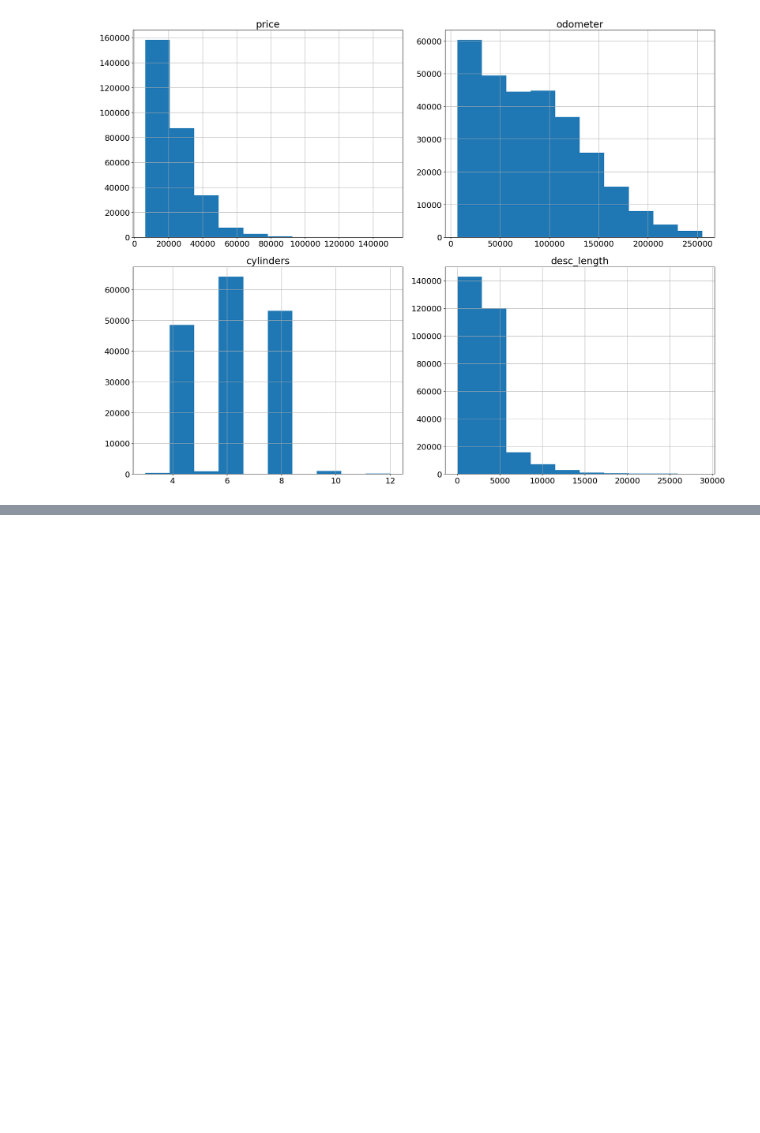
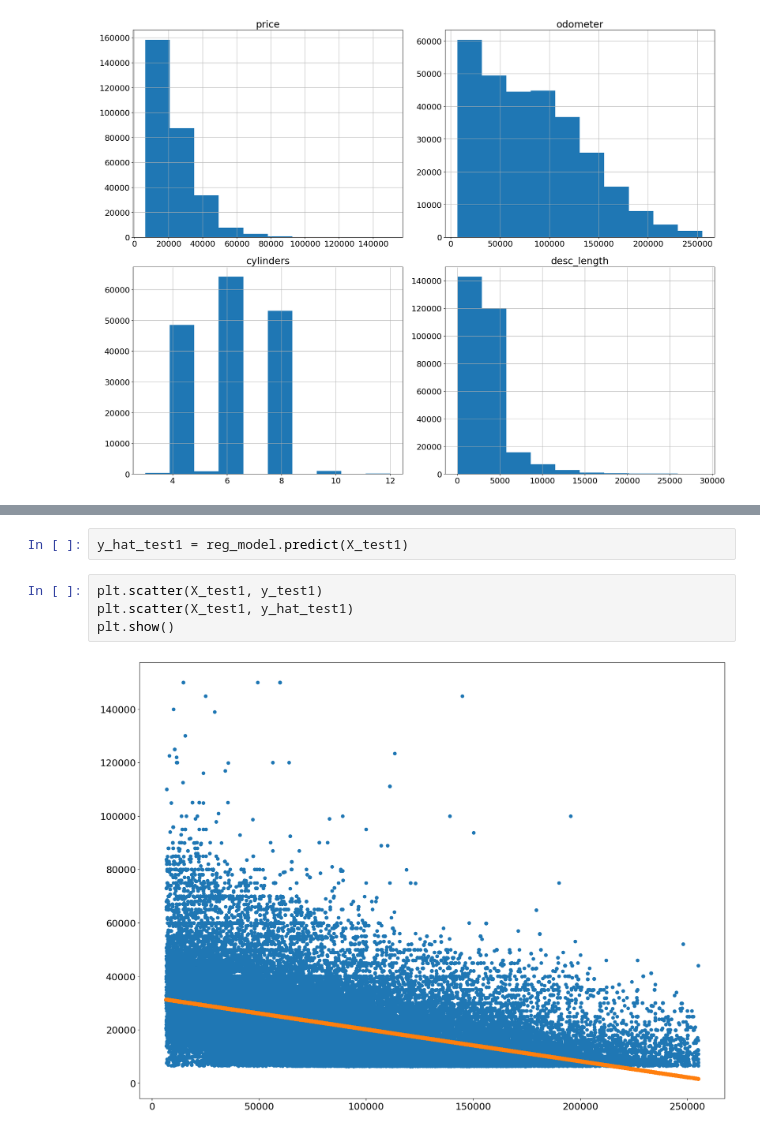
Before and after one commit to darklord-57/darklord, a Jupyter notebook: machine_learning/car_sales_linear_reg.ipynb, the cells around one changed output, grey strips where cells are left out. Drawn from its saved outputs; the diff is of its cells as text; blank space fills up the shorter version.

```diff
--- a/machine_learning/car_sales_linear_reg.ipynb
+++ b/machine_learning/car_sales_linear_reg.ipynb
@@ -215,0 +376,8 @@ plt.show()
+# %%
+y_hat_test1 = reg_model.predict(X_test1)
+# %%
+plt.scatter(X_test1, y_test1)
+plt.scatter(X_test1, y_hat_test1)
+plt.show()
+# %% [output]
+[figure, added]
```
Also changed, not shown: parts of 28 cells of this notebook.
